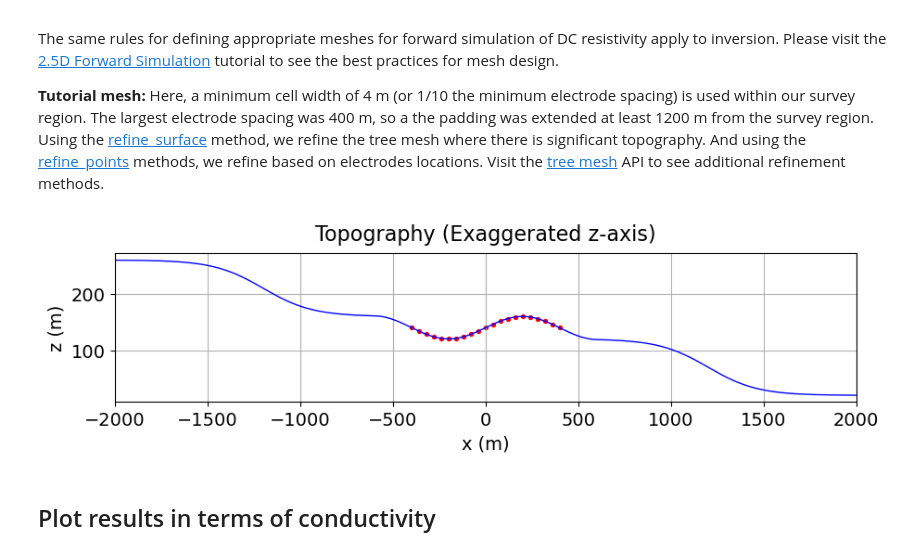
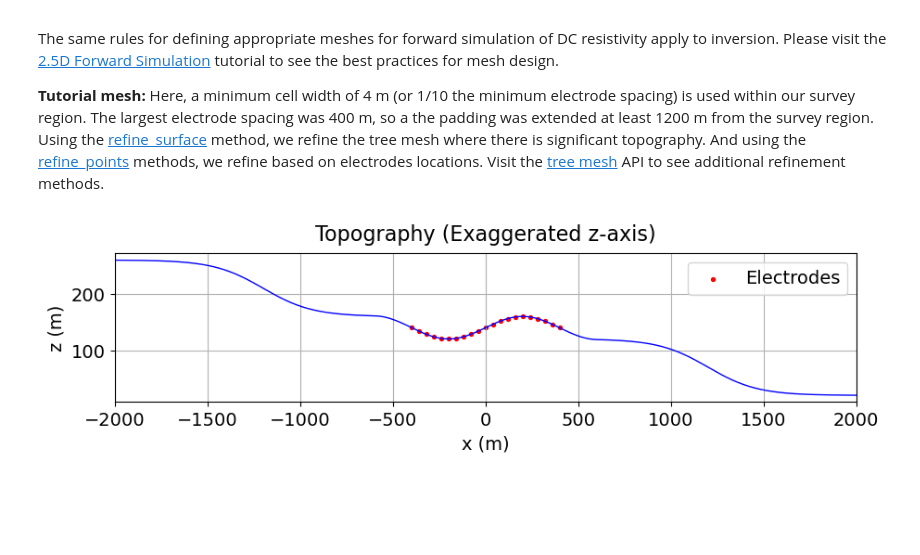
Before and after one commit to mdsoto/sovg, a Jupyter notebook: Session_6_Potential_Methods/session_6_exercise.ipynb, the cells around one changed output. Cells and saved outputs as stored; diff of their text form; code cells hidden in the pictures; blank space fills up the shorter version.

```diff
--- a/Session_6_Potential_Methods/HW_resistivity_inversion.ipynb
+++ b/Session_6_Potential_Methods/session_6_exercise.ipynb
@@ -165,5 +220,6 @@ Inversion with SimPEG requires that we define the uncertainties on our data; tha
 # %%
 # Apply uncertainties to normalized voltage data
+voltage_data.standard_deviation = 0.05 * np.abs(voltage_data.dobs) + 1e-6
 # %% [markdown]
 ## Design a (Tree) Mesh
 
@@ -204,16 +260,15 @@ mesh.finalize()
 # %%
 # Plot 2D topography
 fig = plt.figure(figsize=(10, 2))
 ax = fig.add_axes([0.1, 0.1, 0.8, 0.8])
 ax.plot(topo_2d[:, 0], topo_2d[:, -1], color="b", linewidth=1)
-ax.scatter(unique_locations[:, 0], unique_locations[:, 1], 8, "r")
+ax.scatter(unique_locations[:, 0], unique_locations[:, 1], 8, "r", label="Electrodes")
 ax.set_xlim([topo_2d[:, 0].min(), topo_2d[:, 0].max()])
 ax.set_xlabel("x (m)", labelpad=5)
 ax.set_ylabel("z (m)", labelpad=5)
 ax.grid(True)
 ax.set_title("Topography (Exaggerated z-axis)", fontsize=16, pad=10)
+plt.legend(loc="upper right")
 plt.show(fig)
 # %% [output]
-[figure, old version]
+[figure, new version]
-# %% [markdown]
-## Plot results in terms of conductivity
```
Also changed, not shown: parts of 15 cells of this notebook, 35 other files.
